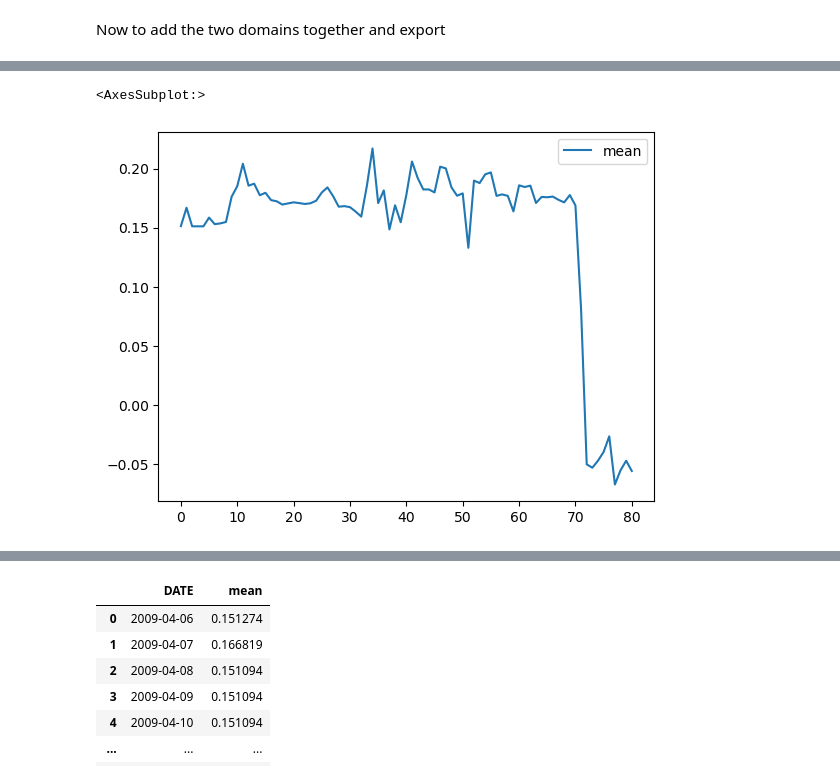
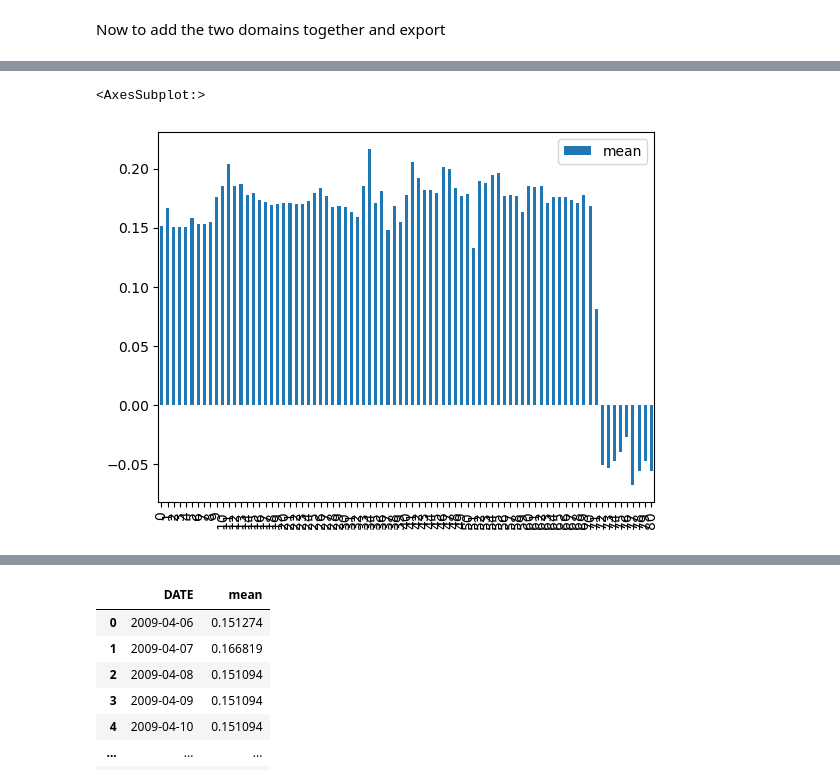
Before and after one commit to milooranm/ForecastingSentiment, a Jupyter notebook: Sentiment and imputation.ipynb, the cells around one changed output, grey strips where cells are left out. Saved outputs shown, nothing was run; the diff lists cells and outputs as text; code cells hidden in the pictures.

```diff
--- a/Sentiment and imputation.ipynb
+++ b/Sentiment and imputation.ipynb
@@ -997,6 +1012,6 @@ Now to add the two domains together and export
 # %%
 imputed_sentiment = pd.concat([df_copy,neg_domain], axis=0)
-imputed_sentiment.plot(kind='line')
+imputed_sentiment.plot(kind='bar')
 # %% [output]
 <AxesSubplot:>
-[figure, old version]
+[figure, new version]
```
Also changed, not shown: parts of 20 cells of this notebook.
